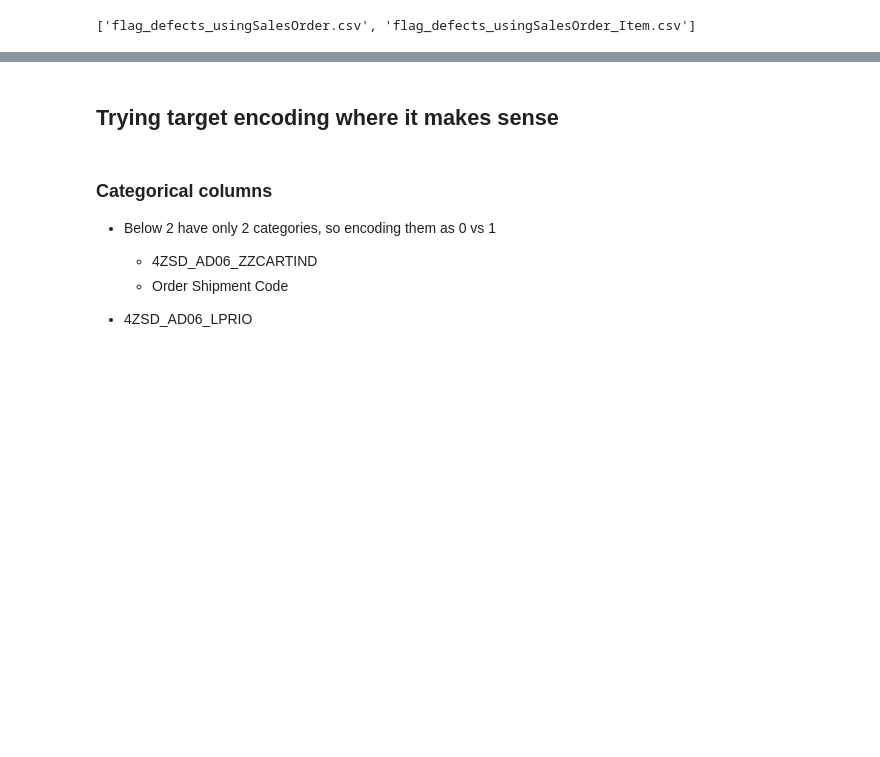
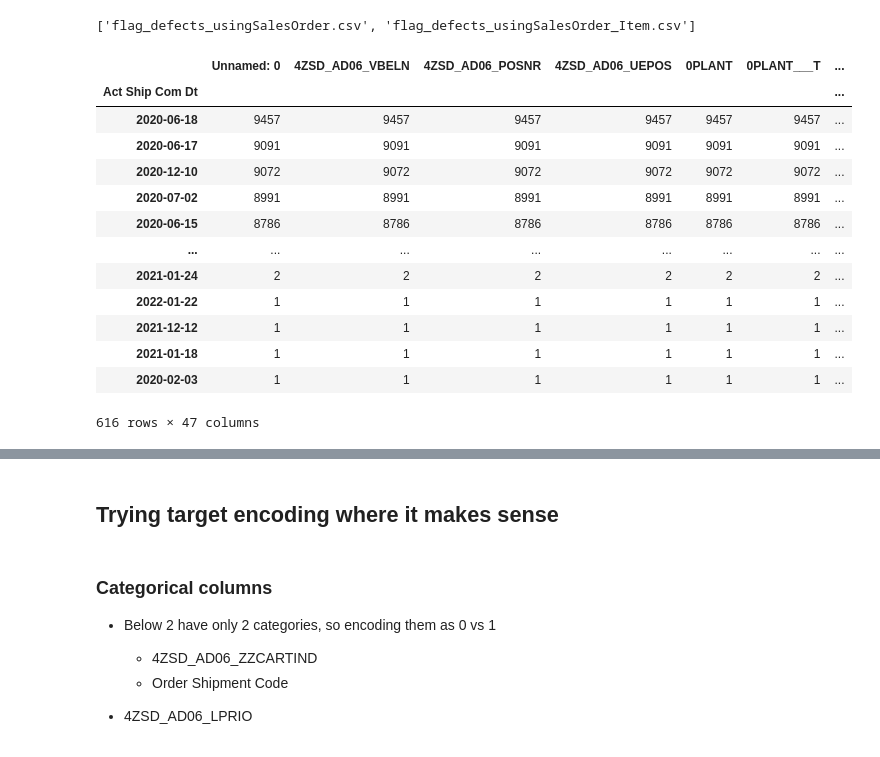
Before and after one commit to kk87736/georgiaTechCapstone, a Jupyter notebook: Modeling.ipynb, the cells around one changed output, grey strips where cells are left out. Saved outputs shown, nothing was run; the diff lists cells and outputs as text; code cells hidden in the pictures; blank space fills up the shorter version.

```diff
--- a/Modeling.ipynb
+++ b/Modeling.ipynb
@@ -55,6 +55,23 @@ report_data = pd.read_excel(report_path)
 #df_salesOrderItem.shape, df_salesOrder.shape
 # %%
 #df_salesOrder.columns
+# %%
+df_salesOrderItem.groupby('Act Ship Com Dt').count().sort_values(by='Unnamed: 0',ascending=False)
+# %% [output]
+|  | Unnamed: 0 | 4ZSD_AD06_VBELN | 4ZSD_AD06_POSNR | 4ZSD_AD06_UEPOS | 0PLANT | 0PLANT___T | ... |
+| Act Ship Com Dt |  |  |  |  |  |  | ... |
+| 2020-06-18 | 9457 | 9457 | 9457 | 9457 | 9457 | 9457 | ... |
+| 2020-06-17 | 9091 | 9091 | 9091 | 9091 | 9091 | 9091 | ... |
+| 2020-12-10 | 9072 | 9072 | 9072 | 9072 | 9072 | 9072 | ... |
+| 2020-07-02 | 8991 | 8991 | 8991 | 8991 | 8991 | 8991 | ... |
+| 2020-06-15 | 8786 | 8786 | 8786 | 8786 | 8786 | 8786 | ... |
+| ... | ... | ... | ... | ... | ... | ... | ... |
+| 2021-01-24 | 2 | 2 | 2 | 2 | 2 | 2 | ... |
+| 2022-01-22 | 1 | 1 | 1 | 1 | 1 | 1 | ... |
+| 2021-12-12 | 1 | 1 | 1 | 1 | 1 | 1 | ... |
+| 2021-01-18 | 1 | 1 | 1 | 1 | 1 | 1 | ... |
+| 2020-02-03 | 1 | 1 | 1 | 1 | 1 | 1 | ... |
+616 rows × 47 columns
 # %%
 # df_salesOrder = df_salesOrder.drop(columns = [
 # '0UPD_DATE',
```
Also changed, not shown: parts of 3 cells of this notebook, 4 other files.
